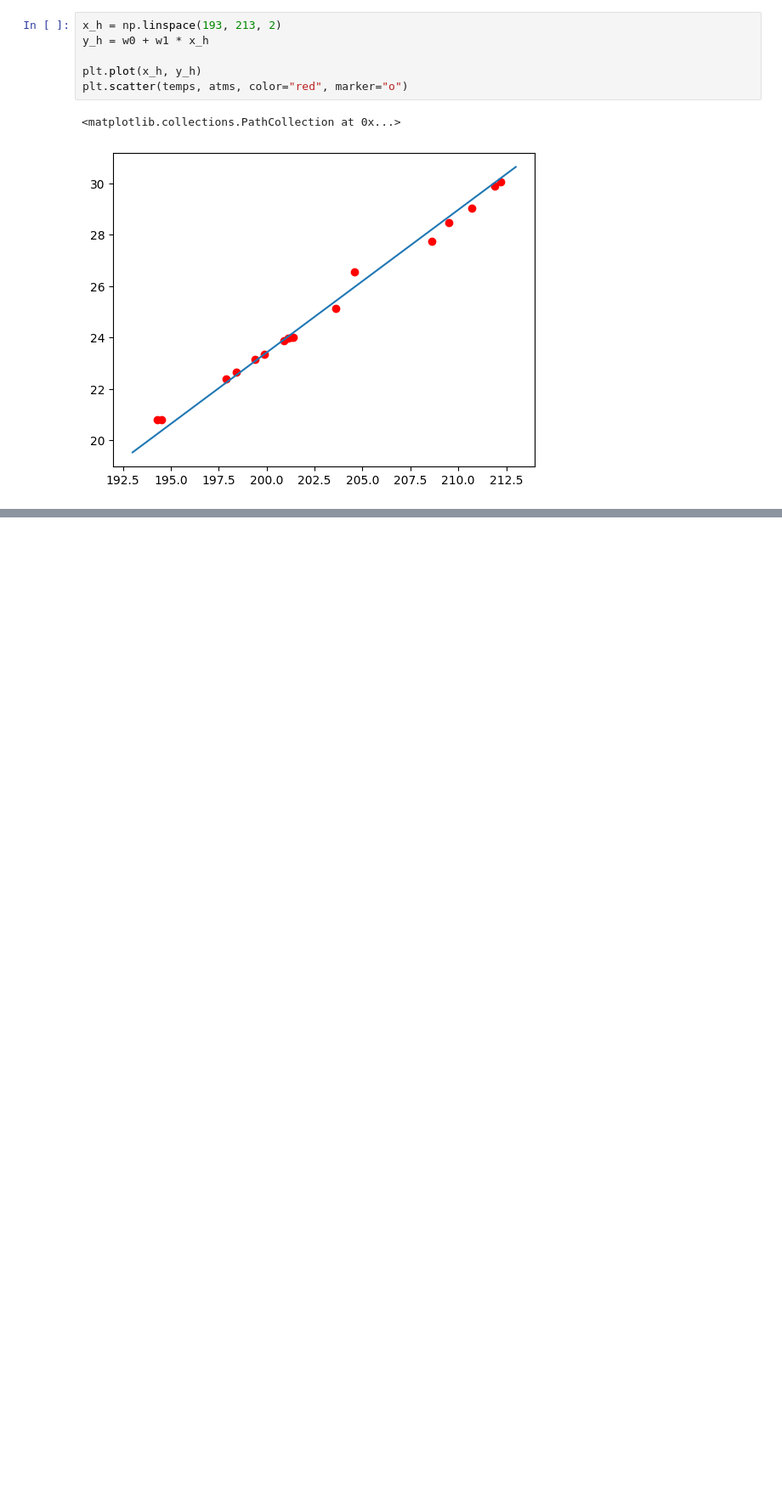
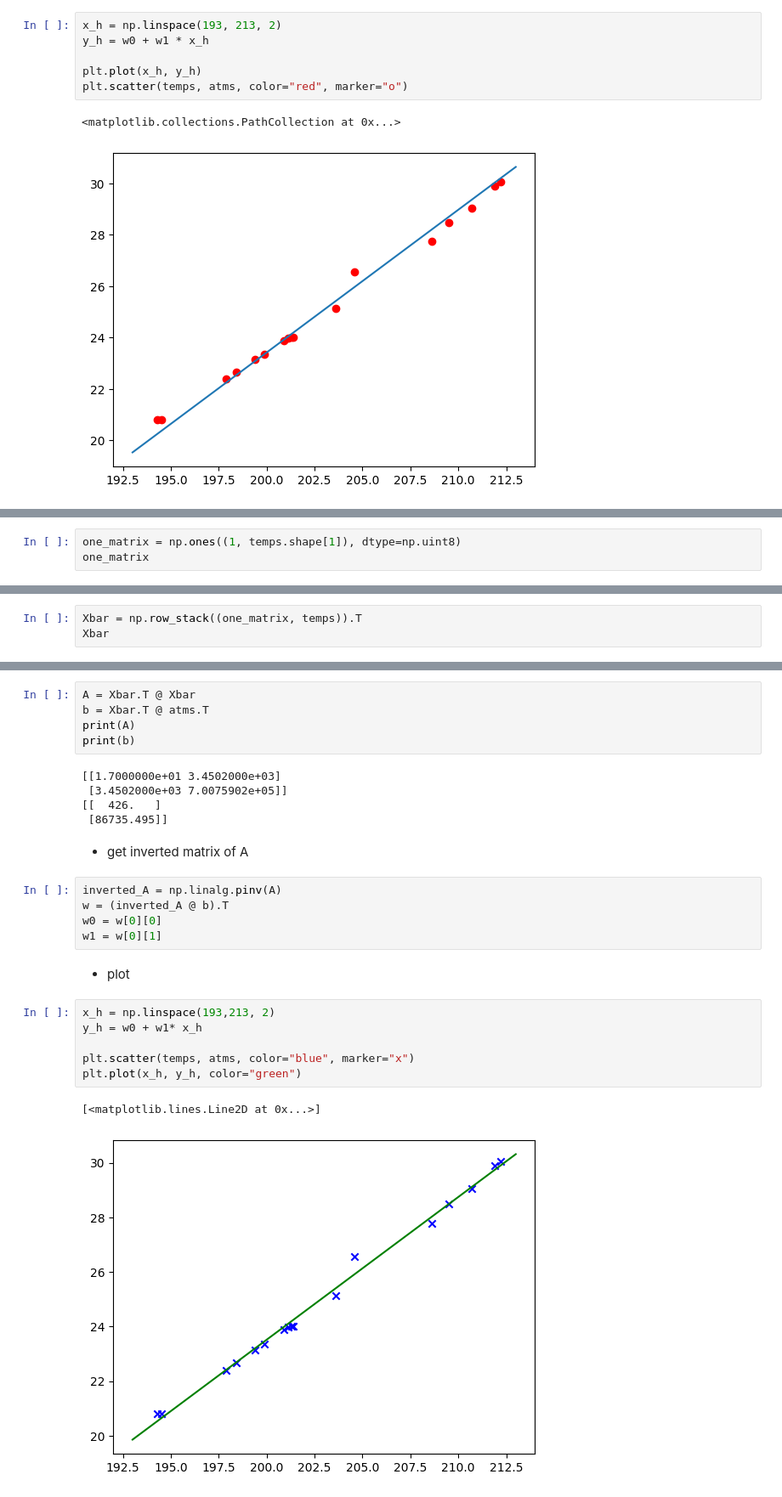
Before and after one commit to anbit192/coding-adventure, a Jupyter notebook: ML/linear-regression/predict_pressure.ipynb, the cells around one changed output, grey strips where cells are left out. Shown at 85% size. Saved outputs shown, nothing was run; the diff lists cells and outputs as text; blank space fills up the shorter version.

```diff
--- a/ML/linear-regression/predict_pressure.ipynb
+++ b/ML/linear-regression/predict_pressure.ipynb
@@ -93,0 +112,3 @@ plt.scatter(temps, atms, color="red", marker="o")
+# %%
+one_matrix = np.ones((1, temps.shape[1]), dtype=np.uint8)
+one_matrix
@@ -93,0 +119,3 @@ plt.scatter(temps, atms, color="red", marker="o")
+# %%
+Xbar = np.row_stack((one_matrix, temps)).T
+Xbar
@@ -93,0 +144,28 @@ plt.scatter(temps, atms, color="red", marker="o")
+# %%
+A = Xbar.T @ Xbar
+b = Xbar.T @ atms.T
+print(A)
+print(b)
+# %% [output]
+[[1.7000000e+01 3.4502000e+03]
+ [3.4502000e+03 7.0075902e+05]]
+[[  426.   ]
+ [86735.495]]
+# %% [markdown]
+- get inverted matrix of A
+# %%
+inverted_A = np.linalg.pinv(A)
+w = (inverted_A @ b).T
+w0 = w[0][0]
+w1 = w[0][1]
+# %% [markdown]
+- plot
+# %%
+x_h = np.linspace(193,213, 2)
+y_h = w0 + w1* x_h
+
+plt.scatter(temps, atms, color="blue", marker="x")
+plt.plot(x_h, y_h, color="green")
+# %% [output]
+[<matplotlib.lines.Line2D at 0x...>]
+[figure, added]
```
Also changed, not shown: parts of 12 cells of this notebook, 4 other files.
